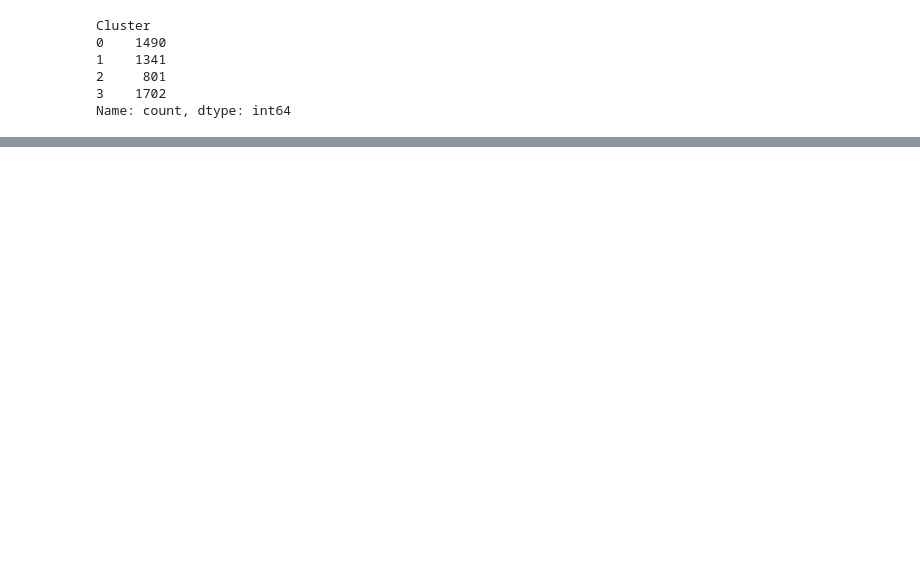
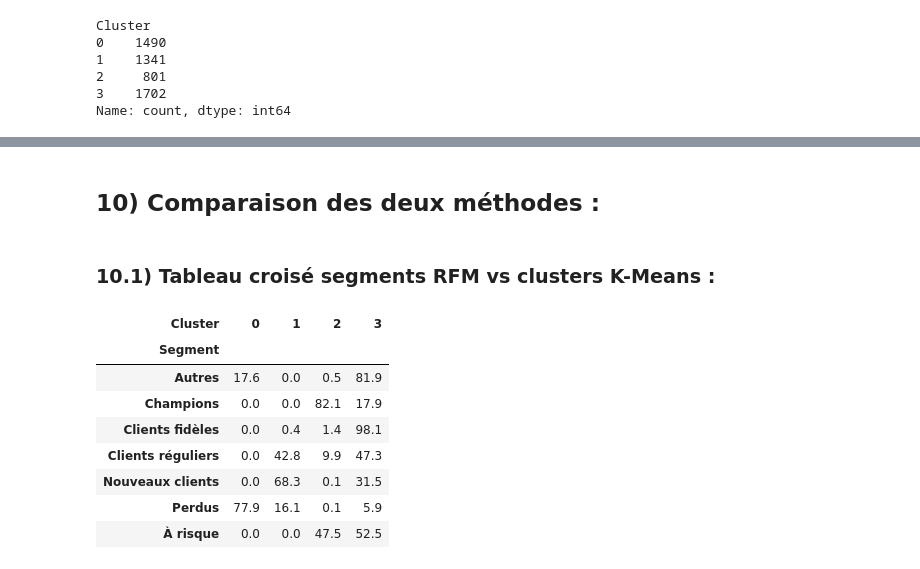
Before and after one commit to Nithilan16/Online_retail-rfm-segmentation, a Jupyter notebook: notebooks/online_retail.ipynb, the cells around one changed output, grey strips where cells are left out. Saved outputs shown, nothing was run; the diff lists cells and outputs as text; code cells hidden in the pictures; blank space fills up the shorter version.

```diff
--- a/notebooks/online_retail.ipynb
+++ b/notebooks/online_retail.ipynb
@@ -1033,0 +1106,17 @@ Name: count, dtype: int64
+# %% [markdown]
+## 10) Comparaison des deux méthodes :
+# %% [markdown]
+### 10.1) Tableau croisé segments RFM vs clusters K-Means :
+# %%
+comparaison_pct = pd.crosstab(rfm['Segment'], rfm['Cluster'], normalize='index') * 100
+comparaison_pct.round(1)
+# %% [output]
+| Cluster | 0 | 1 | 2 | 3 |
+| Segment |  |  |  |  |
+| Autres | 17.6 | 0.0 | 0.5 | 81.9 |
+| Champions | 0.0 | 0.0 | 82.1 | 17.9 |
+| Clients fidèles | 0.0 | 0.4 | 1.4 | 98.1 |
+| Clients réguliers | 0.0 | 42.8 | 9.9 | 47.3 |
+| Nouveaux clients | 0.0 | 68.3 | 0.1 | 31.5 |
+| Perdus | 77.9 | 16.1 | 0.1 | 5.9 |
+| À risque | 0.0 | 0.0 | 47.5 | 52.5 |
```
Also changed, not shown: parts of 13 cells of this notebook.
